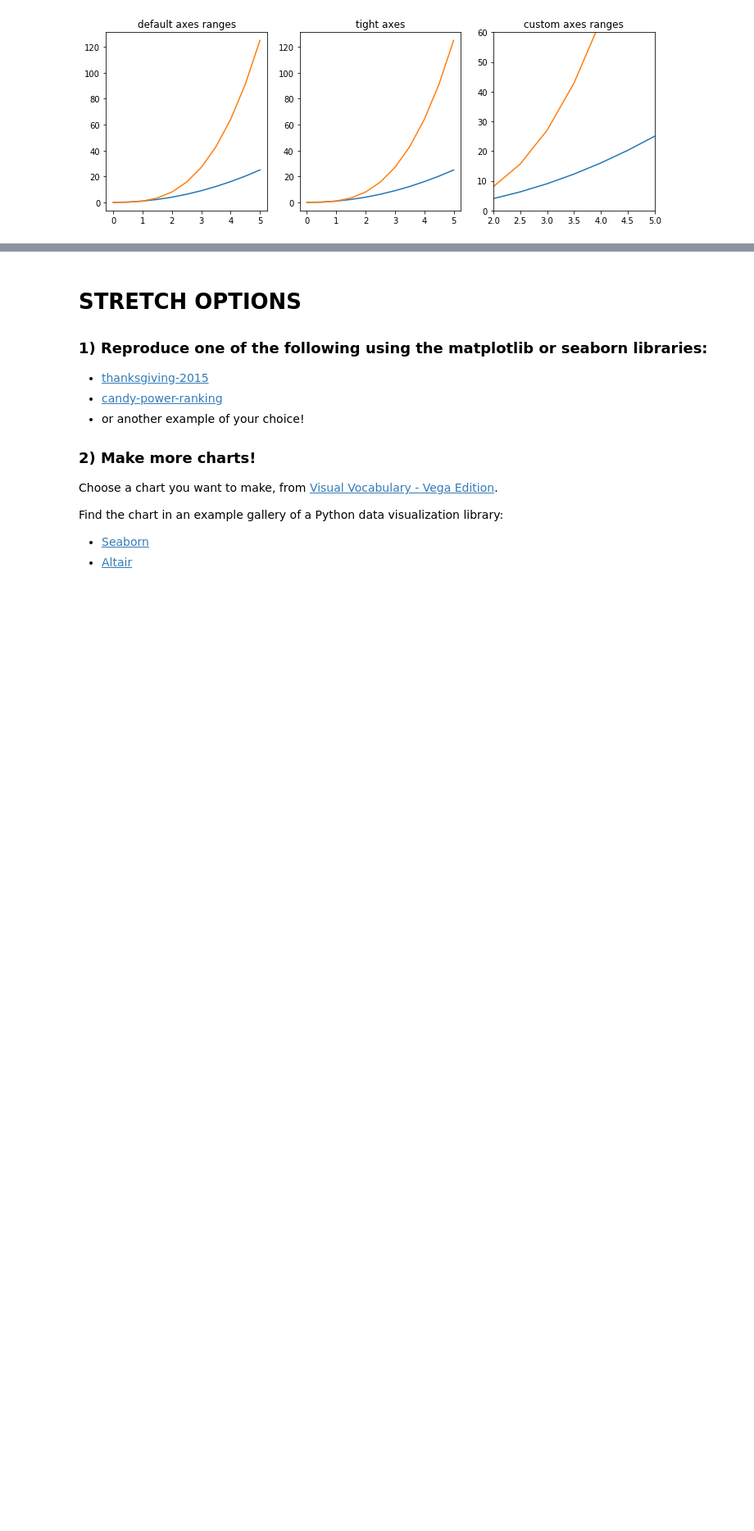
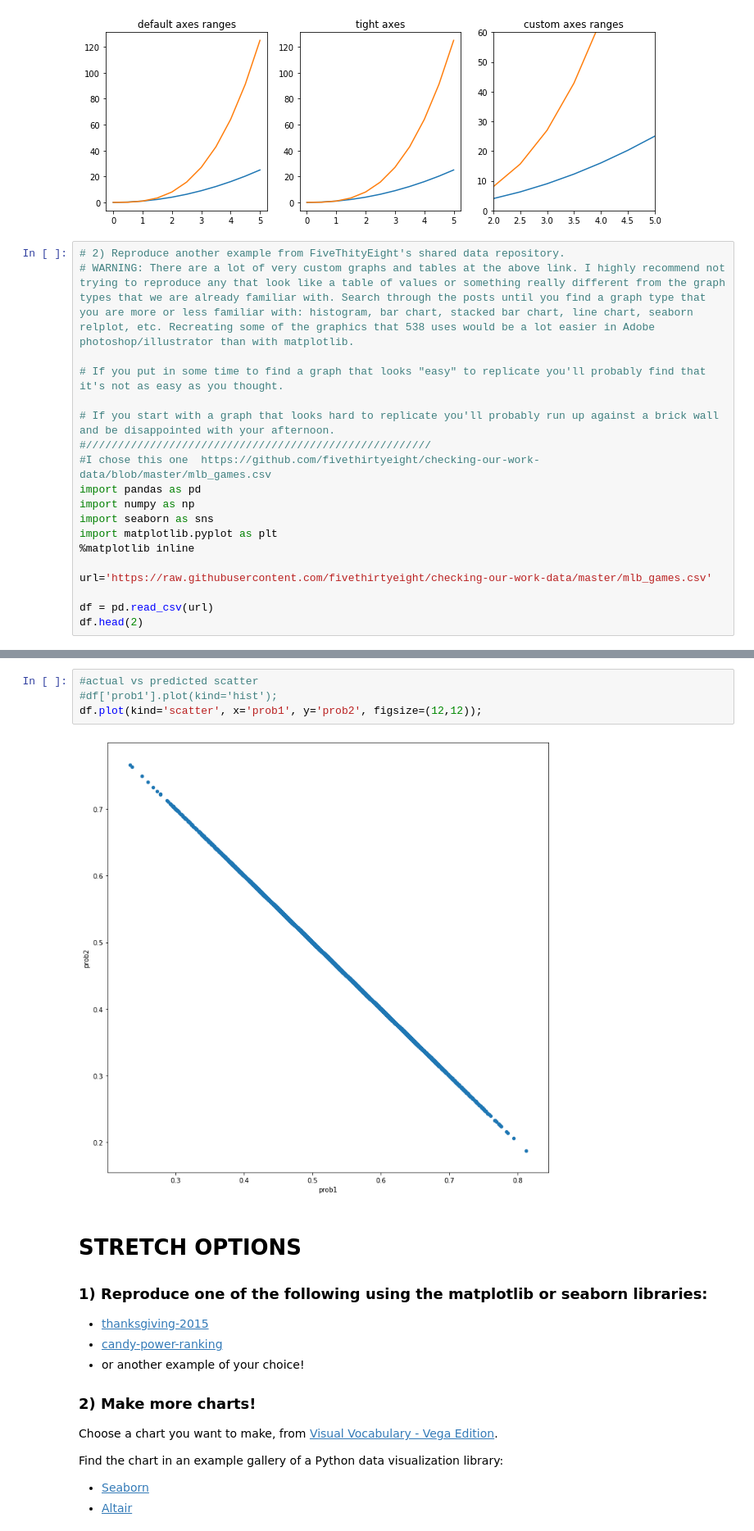
Before and after one commit to gomlfx/CodeSearchNet, a Jupyter notebook: Mike_Smith_LS_DS_114_Make_Explanatory_Visualizations_Assignment.ipynb, the cells around one changed output, grey strips where cells are left out. Shown at 82% size. Saved outputs shown, nothing was run; the diff lists cells and outputs as text; blank space fills up the shorter version.

```diff
--- a/Mike_Smith_LS_DS_114_Make_Explanatory_Visualizations_Assignment.ipynb
+++ b/Mike_Smith_LS_DS_114_Make_Explanatory_Visualizations_Assignment.ipynb
@@ -414,3 +414,22 @@ axes[2].set_xlim([2,5])
 axes[2].set_title('custom axes ranges');
 # %% [output]
 [figure]
+# %%
+# 2) Reproduce another example from FiveThityEight's shared data repository.
+# WARNING: There are a lot of very custom graphs and tables at the above link. I highly recommend not trying to reproduce any that look like a table of values or something really different from the graph types that we are already familiar with. Search through the posts until you find a graph type that you are more or less familiar with: histogram, bar chart, stacked bar chart, line chart, seaborn relplot, etc. Recreating some of the graphics that 538 uses would be a lot easier in Adobe photoshop/illustrator than with matplotlib.
+
+# If you put in some time to find a graph that looks "easy" to replicate you'll probably find that it's not as easy as you thought.
+
+# If you start with a graph that looks hard to replicate you'll probably run up against a brick wall and be disappointed with your afternoon.
+#//////////////////////////////////////////////////////
+#I chose this one  https://github.com/fivethirtyeight/checking-our-work-data/blob/master/mlb_games.csv
+import pandas as pd
+import numpy as np
+import seaborn as sns
+import matplotlib.pyplot as plt
+%matplotlib inline
+
+url='https://raw.githubusercontent.com/fivethirtyeight/checking-our-work-data/master/mlb_games.csv'
+
+df = pd.read_csv(url)
+df.head(2)
@@ -417,3 +440,9 @@ axes[2].set_title('custom axes ranges');
+# %%
+#actual vs predicted scatter
+#df['prob1'].plot(kind='hist');
+df.plot(kind='scatter', x='prob1', y='prob2', figsize=(12,12));
+# %% [output]
+[figure, added]
 # %% [markdown]
 # STRETCH OPTIONS
 
```
Also changed, not shown: parts of 1 cell of this notebook.
